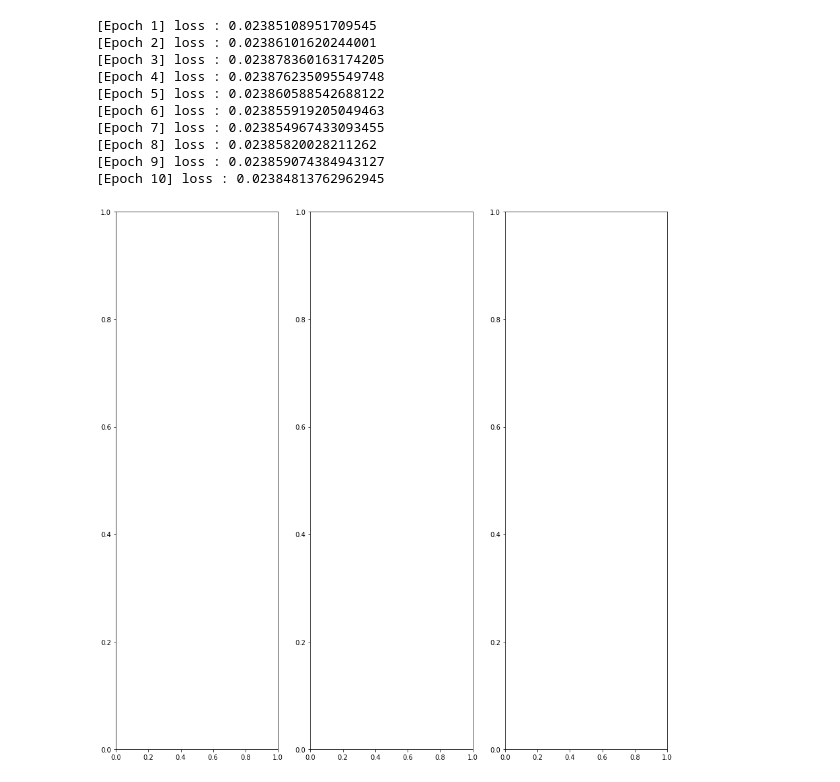
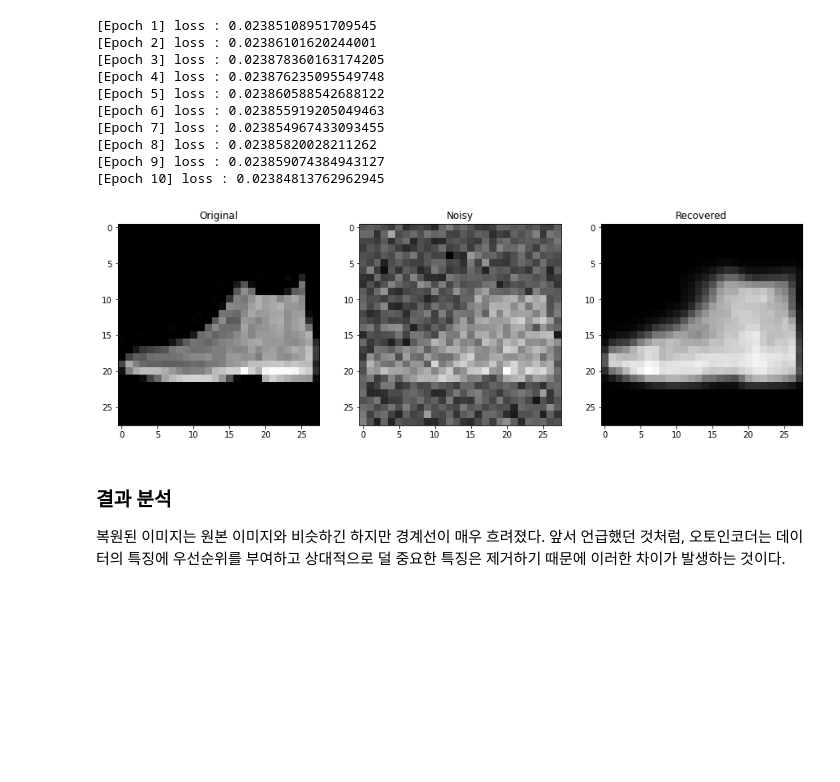
Before and after one commit to Ness731/3-Min-Deeplearning, a Jupyter notebook: Chapter_6_사람의_지도_없이_학습하는_오토인코더.ipynb, the cells around one changed output. Saved outputs shown, nothing was run; the diff lists cells and outputs as text; code cells hidden in the pictures; blank space fills up the shorter version.

```diff
--- a/Chapter_6_사람의_지도_없이_학습하는_오토인코더.ipynb
+++ b/Chapter_6_사람의_지도_없이_학습하는_오토인코더.ipynb
@@ -307,8 +307,25 @@ _, recovered_x = autoencoder(noisy_x)
 # %%
 # 시각화를 위한 틀 생성
 f, a = plt.subplots(1, 3, figsize = (15, 15))
 
 # 시각화를 위해 데이터를 넘파이 행렬로 변환한다
 original_img = np.reshape(original_x.to("cpu").data.numpy(), (28, 28))
+noisy_img = np.reshape(noisy_x.to("cpu").data.numpy(), (28, 28))
+recovered_img = np.reshape(recovered_x.to("cpu").data.numpy(), (28, 28))
+
+# 원본/오염/복원 사진 로드
+a[0].set_title('Original')
+a[0].imshow(original_img, cmap='gray')
+
+a[1].set_title('Noisy')
+a[1].imshow(noisy_img, cmap='gray')
+
+a[2].set_title('Recovered')
+a[2].imshow(recovered_img, cmap='gray')
+
+plt.show()
 # %% [output]
-[figure, old version]
+[figure, new version]
+# %% [markdown]
+### __결과 분석__
+복원된 이미지는 원본 이미지와 비슷하긴 하지만 경계선이 매우 흐려졌다. 앞서 언급했던 것처럼, 오토인코더는 데이터의 특징에 우선순위를 부여하고 상대적으로 덜 중요한 특징은 제거하기 때문에 이러한 차이가 발생하는 것이다.
```
